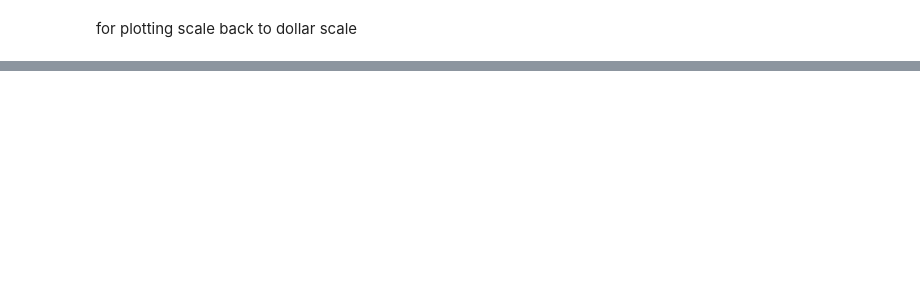
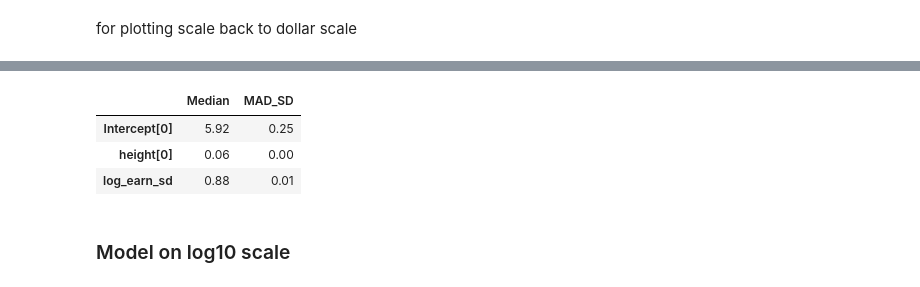
Before and after one commit to bambinos/educational-resources, a Jupyter notebook: ROS/Earnings/earnings_regression.ipynb, the cells around one changed output, grey strips where cells are left out. Cells and saved outputs as stored; diff of their text form; code cells hidden in the pictures; blank space fills up the shorter version.

```diff
--- a/ROS/Earnings/earnings_regression.ipynb
+++ b/ROS/Earnings/earnings_regression.ipynb
@@ -168,0 +174,3 @@ coefs*1000
+# %%
+model = Model(earnings[earnings["earn"]>0])
+logmodel_1 = model.fit('log_earn ~ height', samples=1000, chains=4)
@@ -168,0 +193,14 @@ coefs*1000
+# %%
+# These values don't match closely with the book for some reason
+func_dict = {"Median": np.median,
+            "MAD_SD":stats.median_abs_deviation,
+             }
+coefs = az.summary(logmodel_1, stat_funcs=func_dict, extend=False, round_to=2)
+coefs
+# %% [output]
+|  | Median | MAD_SD |
+| Intercept[0] | 5.92 | 0.25 |
+| height[0] | 0.06 | 0.00 |
+| log_earn_sd | 0.88 | 0.01 |
+# %% [markdown]
+### Model on log10 scale
```
Also changed, not shown: parts of 44 cells of this notebook.
